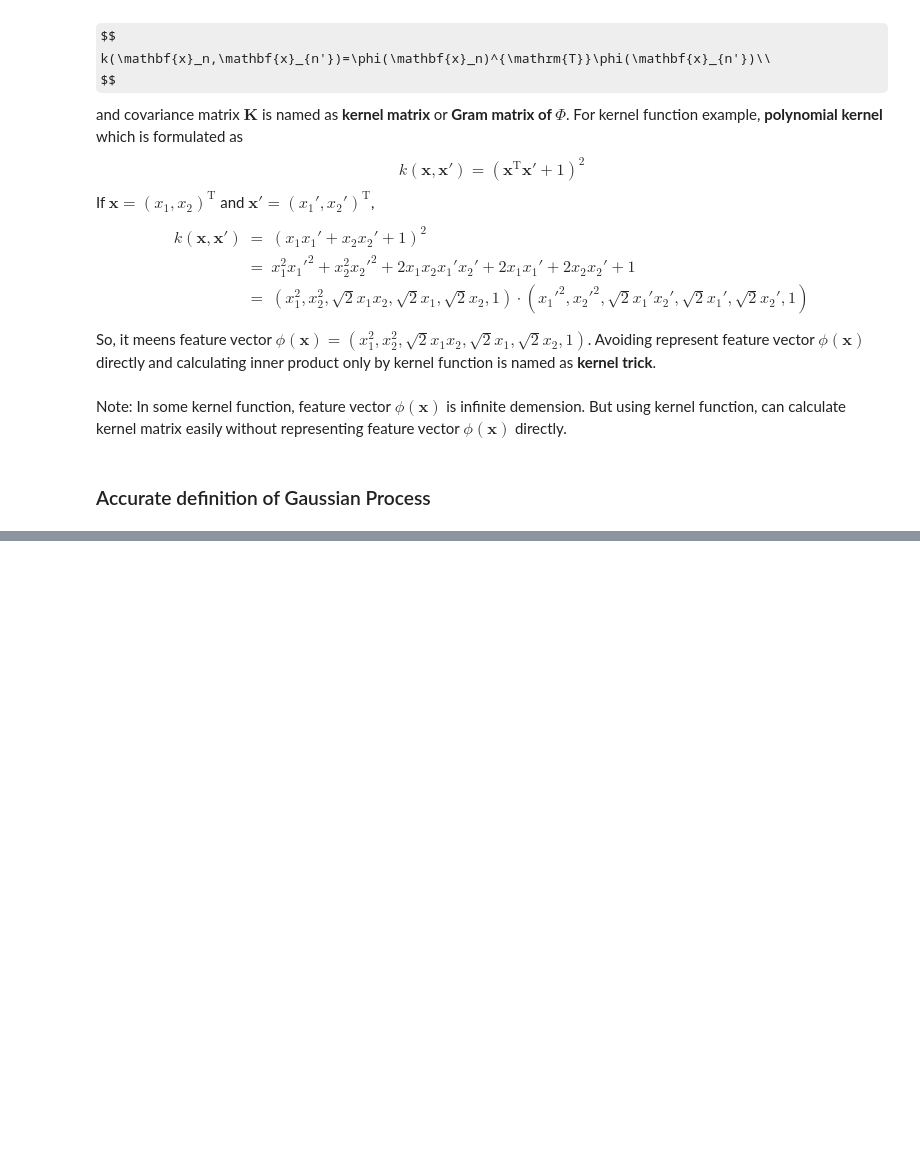
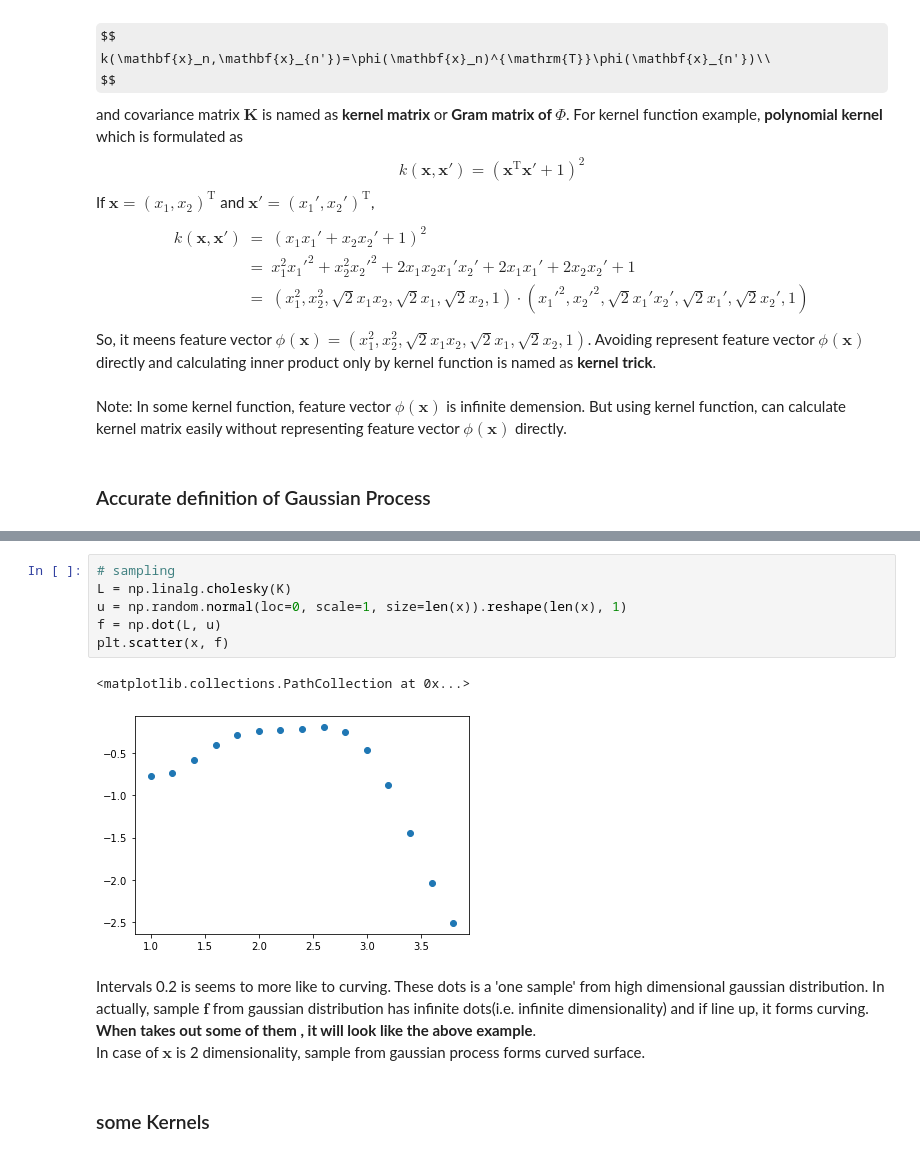
Before and after one commit to ryotayashima/GP, a Jupyter notebook: Gaussian Process.ipynb, the cells around one changed output, grey strips where cells are left out. Drawn from its saved outputs; the diff is of its cells as text; some formulas as TeX source; blank space fills up the shorter version.

```diff
--- a/Gaussian Process.ipynb
+++ b/Gaussian Process.ipynb
@@ -83,0 +141,14 @@ $$
+# %%
+# sampling
+L = np.linalg.cholesky(K)
+u = np.random.normal(loc=0, scale=1, size=len(x)).reshape(len(x), 1)
+f = np.dot(L, u)
+plt.scatter(x, f)
+# %% [output]
+<matplotlib.collections.PathCollection at 0x...>
+[figure, added]
+# %% [markdown]
+Intervals 0.2 is seems to more like to curving. These dots is a 'one sample' from high dimensional gaussian distribution. In actually, sample $\mathbf{f}$ from gaussian distribution has infinite dots(i.e. infinite dimensionality) and if line up, it forms curving. **When takes out some of them , it will look like the above example**.\
+In case of $\mathbf{x}$ is 2 dimensionality, sample from gaussian process forms curved surface.
+# %% [markdown]
+### some Kernels
```
Also changed, not shown: parts of 20 cells of this notebook, 1 other file.
